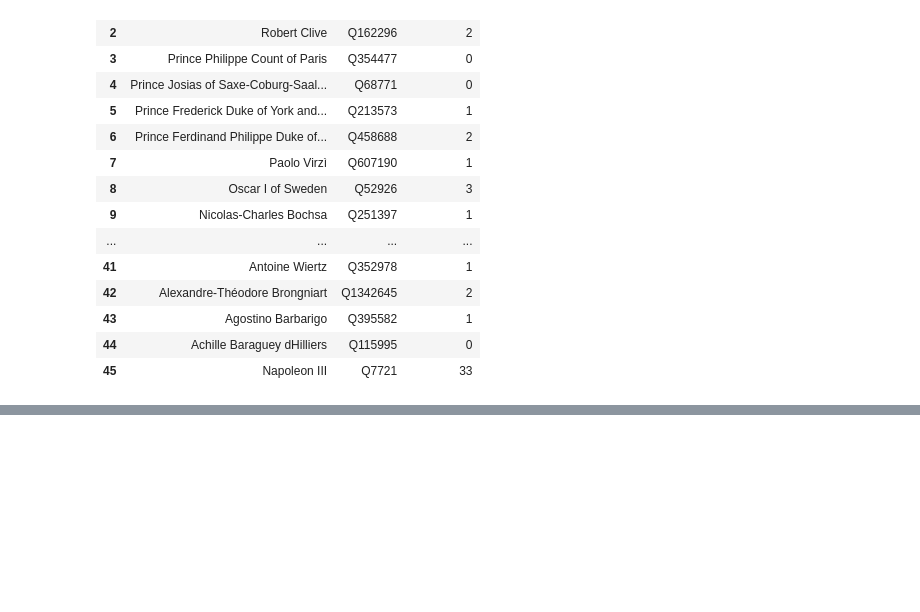
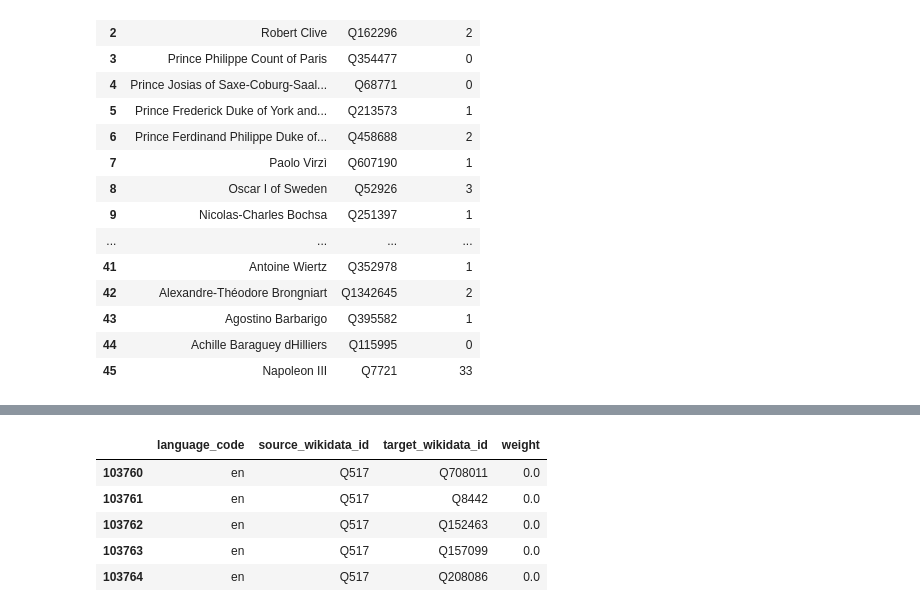
Before and after one commit to Karima-m/BSc_Project_Fall2026, a Jupyter notebook: notebooks/03_ground_truth.ipynb, the cells around one changed output, grey strips where cells are left out. Cells and saved outputs as stored; diff of their text form; code cells hidden in the pictures; blank space fills up the shorter version.

```diff
--- a/notebooks/03_ground_truth.ipynb
+++ b/notebooks/03_ground_truth.ipynb
@@ -135,0 +157,9 @@ ground_truth_napoleon.to_csv('../data/weight_files/GT_weights.csv', index=False)
+# %%
+filtered_df.head()
+# %% [output]
+|  | language_code | source_wikidata_id | target_wikidata_id | weight |
+| 103760 | en | Q517 | Q708011 | 0.0 |
+| 103761 | en | Q517 | Q8442 | 0.0 |
+| 103762 | en | Q517 | Q152463 | 0.0 |
+| 103763 | en | Q517 | Q157099 | 0.0 |
+| 103764 | en | Q517 | Q208086 | 0.0 |
```
Also changed, not shown: parts of 13 cells of this notebook, 1 other file.
